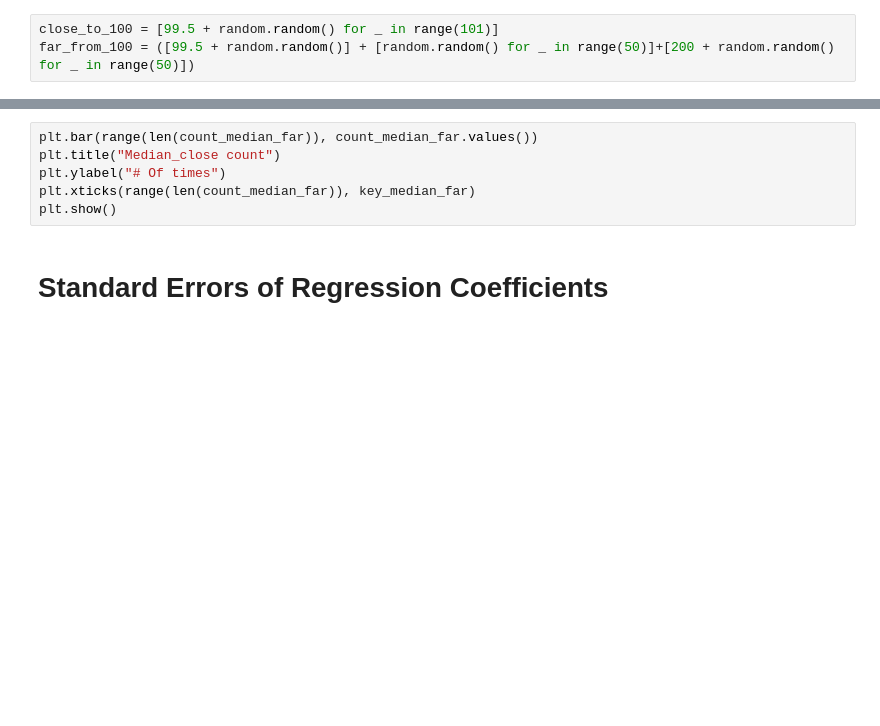
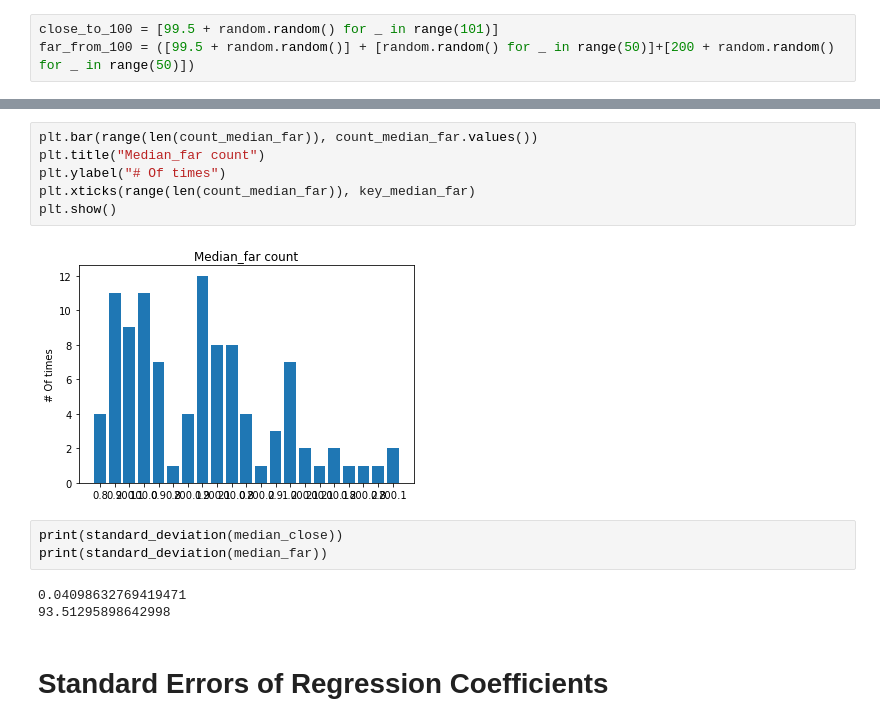
Before and after one commit to lkarjun/data-science-from-scratch, a Jupyter notebook: 15 Multiple Regression/Multiple_Regression.ipynb, the cells around one changed output, grey strips where cells are left out. Drawn from its saved outputs; the diff is of its cells as text; blank space fills up the shorter version.

Commit message:
Standard error Completing

```diff
--- a/15 Multiple Regression/Multiple_Regression.ipynb
+++ b/15 Multiple Regression/Multiple_Regression.ipynb
@@ -126,9 +132,17 @@ plt.show()
 # %%
 plt.bar(range(len(count_median_far)), count_median_far.values())
-plt.title("Median_close count")
+plt.title("Median_far count")
 plt.ylabel("# Of times")
 plt.xticks(range(len(count_median_far)), key_median_far)
 plt.show()
+# %% [output]
+[figure, added]
+# %%
+print(standard_deviation(median_close))
+print(standard_deviation(median_far))
+# %% [output]
+0.04098632769419471
+93.51295898642998
 # %% [markdown]
 # Standard Errors of Regression Coefficients
 # %%
```
Also changed, not shown: parts of 11 cells of this notebook.
